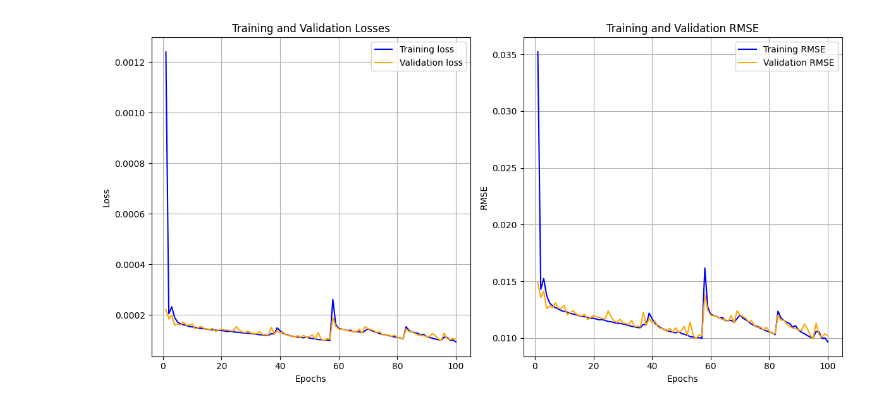
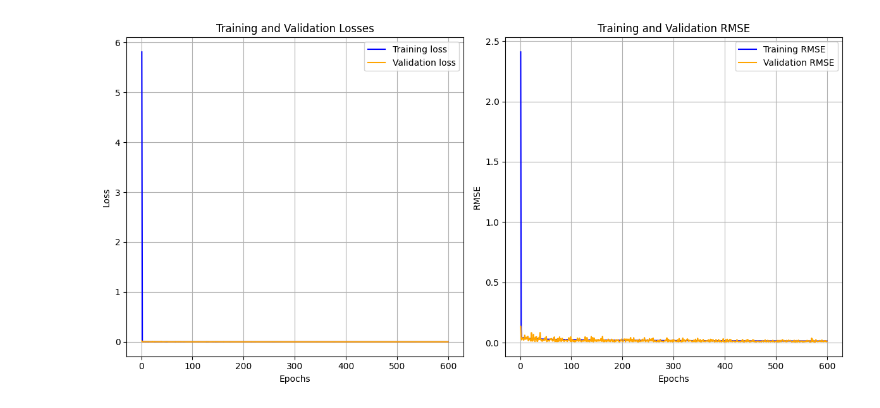
Before and after one commit to indhu68/Intro_to_DL_Project, a Jupyter notebook: RNN_Regression_LSTM_new.ipynb, the cells around one changed output. Saved outputs shown, nothing was run; the diff lists cells and outputs as text; code cells hidden in the pictures.

```diff
--- a/RNN_Regression_LSTM_new.ipynb
+++ b/RNN_Regression_LSTM_new.ipynb
@@ -65,12 +65,10 @@ data['Lon_diff'] = data['Longitude'].diff().fillna(0)
 # Convert GPS differences to meters
 data['Lat_meters'], data['Lon_meters'] = gps_to_meters(data['Lat_diff'], data['Lon_diff'], data['Latitude'].mean())
 
-# Scale the latitude and longitude for the model
-scaler = MinMaxScaler()
+
 numeric_columns = ['Latitude', 'Longitude']
-data[numeric_columns] = scaler.fit_transform(data[numeric_columns])
 # %%
-def create_sequences(data, sequence_length=100, prediction_length=10):
+def create_sequences(data, sequence_length=15, prediction_length=3):
     X, y, tags = [], [], []
     for i in range(sequence_length, len(data) + 1):
         X.append(data.iloc[i-sequence_length:i-prediction_length][['Latitude', 'Longitude']].values)
@@ -83,7 +81,7 @@ X_list, y_list, tags_list = [], [], []
 
 for elephant in elephants:
     elephant_data = data[data['Tag'] == elephant]
-    if len(elephant_data) >= 100:
+    if len(elephant_data) >= 110:
         X_elephant, y_elephant, tags_elephant = create_sequences(elephant_data)
         if X_elephant.shape[0] > 0:
             X_list.append(X_elephant)
@@ -109,7 +107,9 @@ test_dataset = torch.utils.data.TensorDataset(torch.tensor(X_test), torch.tensor
 train_loader = torch.utils.data.DataLoader(train_dataset, batch_size=64, shuffle=True)
 test_loader = torch.utils.data.DataLoader(test_dataset, batch_size=64, shuffle=False)
 # %%
-# Define the LSTM model with attention
+import torch
+import torch.nn as nn
+import torch.nn.functional as F
 
 class Attention(nn.Module):
     def __init__(self, hidden_size):
@@ -125,22 +125,29 @@ class Attention(nn.Module):
         return F.softmax(attention, dim=1)
 
 class LSTMAttentionModel(nn.Module):
-    def __init__(self, input_dim, hidden_size, output_dim):
+    def __init__(self, input_dim, lstm_hidden_size, fc_hidden_sizes, output_dim):
         super(LSTMAttentionModel, self).__init__()
-        self.lstm = nn.LSTM(input_dim, hidden_size, num_layers = 3, batch_first=True)
-        self.attention = Attention(hidden_size)
-        self.fc = nn.Linear(hidden_size, output_dim)
+        self.lstm = nn.LSTM(input_dim, lstm_hidden_size, num_layers=1, batch_first=True)
+        self.attention = Attention(lstm_hidden_size)
+        self.fc1 = nn.Linear(lstm_hidden_size, fc_hidden_sizes[0])
+        self.fc2 = nn.Linear(fc_hidden_sizes[0], fc_hidden_sizes[1])
+        self.fc3 = nn.Linear(fc_hidden_sizes[1], fc_hidden_sizes[2])
+        self.fc4 = nn.Linear(fc_hidden_sizes[2], output_dim)
 
     def forward(self, x):
         lstm_out, _ = self.lstm(x)
         attn_weights = self.attention(lstm_out)
         context_vector = torch.bmm(attn_weights.unsqueeze(1), lstm_out).squeeze(1)
-        output = self.fc(context_vector)
+        hidden = F.relu(self.fc1(context_vector))
+        hidden = F.relu(self.fc2(hidden))
+        output = self.fc4(hidden)
         return output
 
+# Define the model, optimizer, and loss function
+model = LSTMAttentionModel(input_dim=2, lstm_hidden_size=32, fc_hidden_sizes=[64, 128, 128], output_dim=6).to('cuda')
+device = torch.device('cuda' if torch.cuda.is_available() else 'cpu')
+optimizer = torch.optim.Adam(model.parameters(), lr=0.001)
+criterion = nn.MSELoss()
 
-
-model = LSTMAttentionModel(input_dim=2, hidden_size=256, output_dim=20).to('cuda')
-device = torch.device('cuda' if torch.cuda.is_available() else 'cpu')
-optimizer = torch.optim.Adam(model.parameters(), lr=0.005)
-criterion = nn.MSELoss()
+# Print model architecture
+print(model)
@@ -150,7 +169,7 @@ criterion = nn.MSELoss()
 def train_validate_and_plot(model, train_loader, val_loader, num_epochs, device):
     model.to(device)
     criterion = nn.MSELoss()
-    optimizer = torch.optim.Adam(model.parameters(), lr=0.002)
+    optimizer = torch.optim.Adam(model.parameters(), lr=0.001)
     best_val_loss = float('inf')
     train_losses = []
     val_losses = []
@@ -221,5 +240,5 @@ def train_validate_and_plot(model, train_loader, val_loader, num_epochs, device)
     plt.show()
 
 #Train and validate the model
-train_validate_and_plot(model, train_loader, test_loader, num_epochs=100, device=device)
+train_validate_and_plot(model, train_loader, test_loader, num_epochs=600, device=device)
 # %% [output]
@@ -243,4 +262,4 @@ Epoch 100: Train Loss: 0.0001, Validation Loss: 0.0001, Train RMSE: 0.0097, Vali
-[figure, old version]
+[figure, new version]
 # %%
 torch.save(model.state_dict(), 'LSTM_seq10.pth')
 # %%
```
Also changed, not shown: parts of 8 cells of this notebook.
